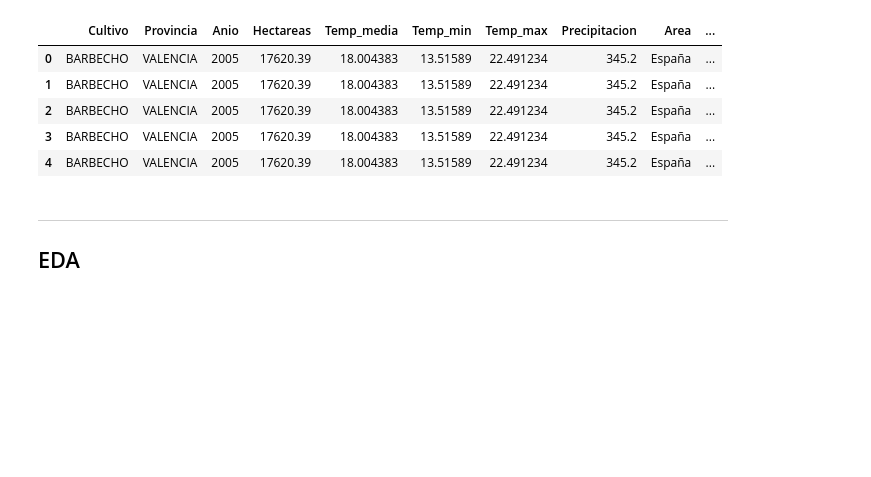
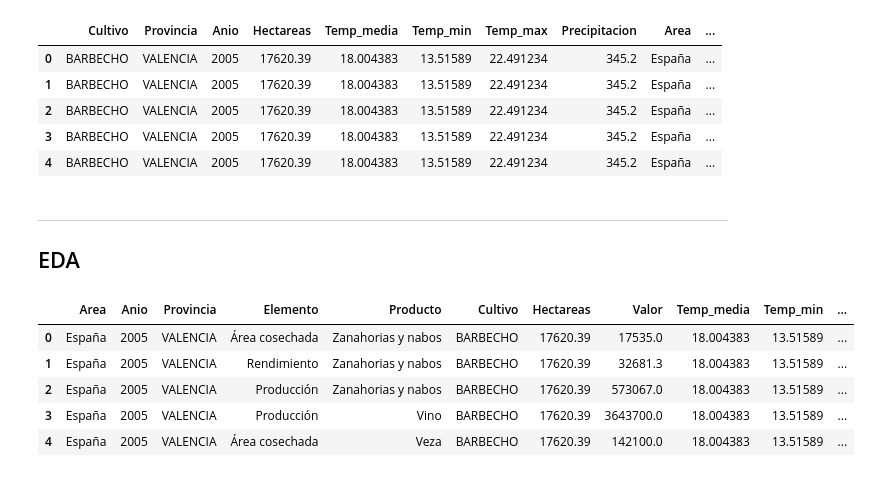
Before and after one commit to RosaSierr0609/Impacto-del-clima-en-la-agricultura-, a Jupyter notebook: EDA.ipynb, the cells around one changed output. Saved outputs shown, nothing was run; the diff lists cells and outputs as text; code cells hidden in the pictures; blank space fills up the shorter version.

```diff
--- a/EDA.ipynb
+++ b/EDA.ipynb
@@ -55,3 +62,19 @@ df_agric_clima = pd.read_parquet('dataset_analitico_parquet')
 # %% [markdown]
 ---
 ## EDA
+# %%
+#Reorganización de columnas para que tengan un orden más lógico
+df_agric_clima = df_agric_clima[[
+    "Area", "Anio", "Provincia", "Elemento","Producto", "Cultivo",
+    "Hectareas", "Valor", "Temp_media", "Temp_min", "Temp_max",
+    "Precipitacion", "PRECTOTCORR", "T2M", "T2M_MAX", "T2M_MIN"
+]]
+
+df_agric_clima.head()
+# %% [output]
+|  | Area | Anio | Provincia | Elemento | Producto | Cultivo | Hectareas | Valor | Temp_media | Temp_min | ... |
+| 0 | España | 2005 | VALENCIA | Área cosechada | Zanahorias y nabos | BARBECHO | 17620.39 | 17535.0 | 18.004383 | 13.51589 | ... |
+| 1 | España | 2005 | VALENCIA | Rendimiento | Zanahorias y nabos | BARBECHO | 17620.39 | 32681.3 | 18.004383 | 13.51589 | ... |
+| 2 | España | 2005 | VALENCIA | Producción | Zanahorias y nabos | BARBECHO | 17620.39 | 573067.0 | 18.004383 | 13.51589 | ... |
+| 3 | España | 2005 | VALENCIA | Producción | Vino | BARBECHO | 17620.39 | 3643700.0 | 18.004383 | 13.51589 | ... |
+| 4 | España | 2005 | VALENCIA | Área cosechada | Veza | BARBECHO | 17620.39 | 142100.0 | 18.004383 | 13.51589 | ... |
```
Also changed, not shown: parts of 16 cells of this notebook, 1 other file.
